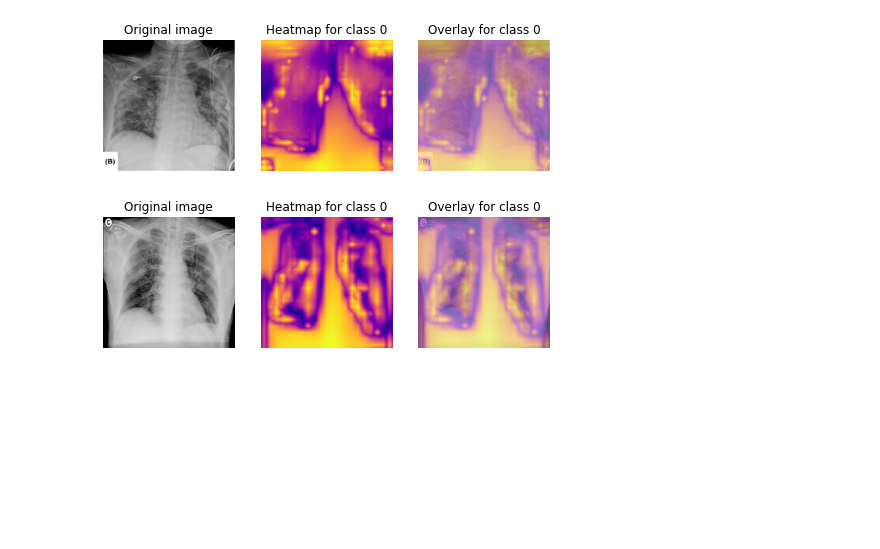
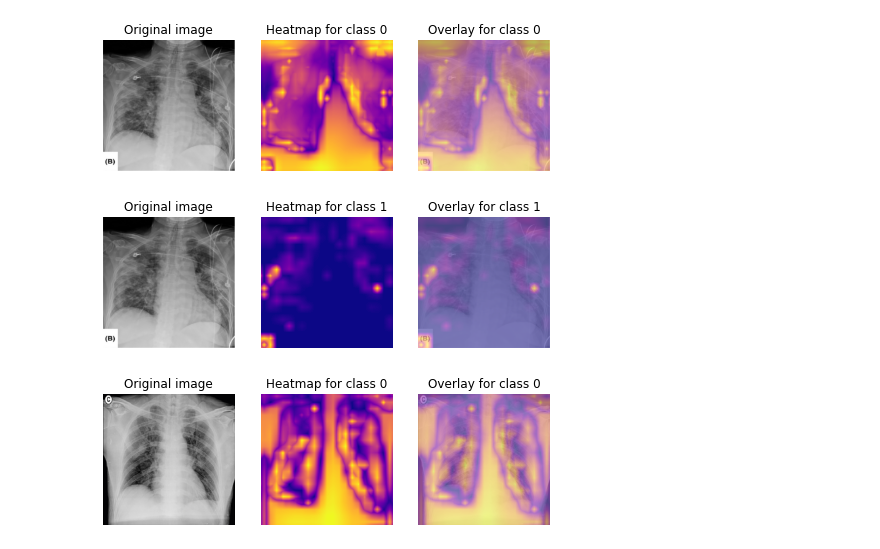
Before and after one commit to r0cketr1kky/COVID-19_X-Ray, a Jupyter notebook: ScoreCAM.ipynb, the cells around one changed output. Saved outputs shown, nothing was run; the diff lists cells and outputs as text; code cells hidden in the pictures; blank space fills up the shorter version.

```diff
--- a/ScoreCAM.ipynb
+++ b/ScoreCAM.ipynb
@@ -242,6 +242,10 @@ scoreCAM.prepare_cam(img)
 draw_original_and_heatmap(0)
 # %% [output]
 [figure]
+# %%
+draw_original_and_heatmap(1)
+# %% [output]
+[figure, added]
 # %%
 source_img = load_img('/gdrive/My Drive/covid-chestxray-dataset/images/jkms-35-e79-g001-l-c.jpg', target_size=input_shape)
 img = img_to_array(source_img)
```
Also changed, not shown: parts of 1 cell of this notebook.
